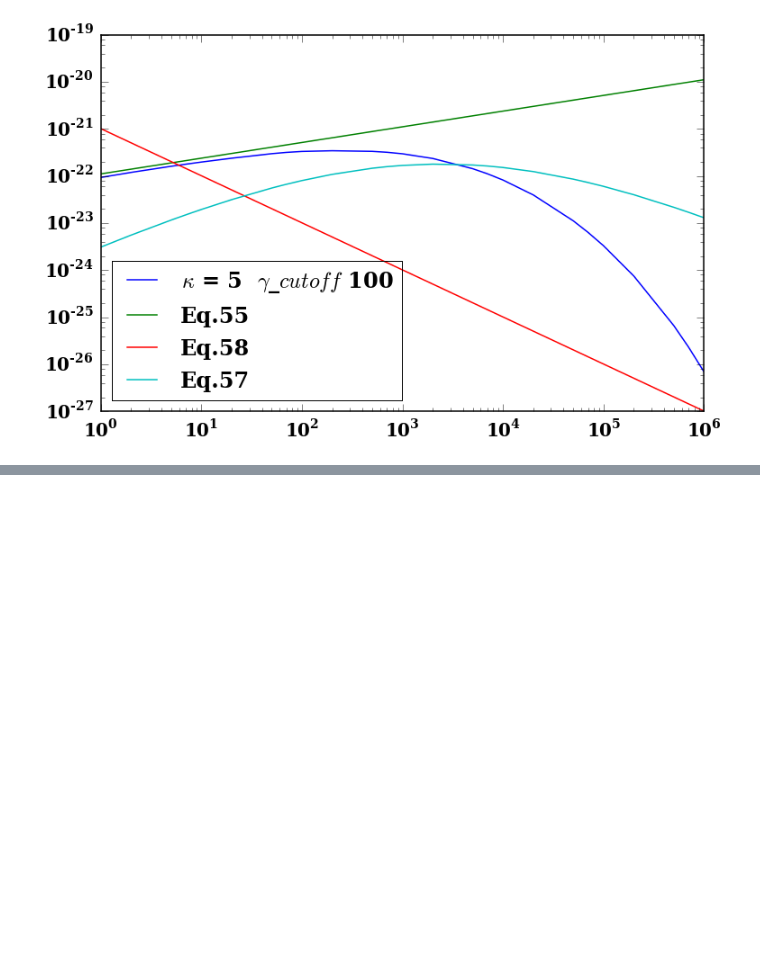
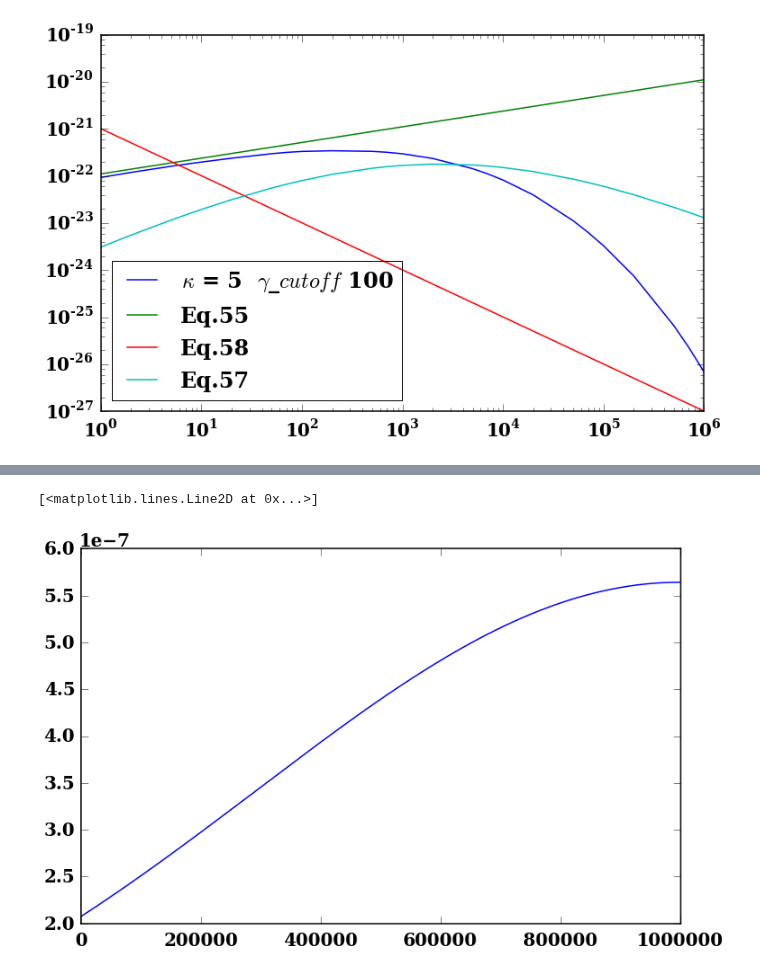
Before and after one commit to ZhaoweiZ/kappa_summer, a Jupyter notebook: kappa_fitting_formula.ipynb, the cells around one changed output, grey strips where cells are left out. Drawn from its saved outputs; the diff is of its cells as text; code cells hidden in the pictures; blank space fills up the shorter version.

```diff
--- a/kappa_fitting_formula.ipynb
+++ b/kappa_fitting_formula.ipynb
@@ -79,12 +80,14 @@ kappa = 5
 gamma_cutoff = 100.
 gamma_transition = 10.
 # %%
-
-
 nu_1_2 = (3./2.) * gamma_transition**2 * nu_c * np.sin(theta)
 nu_2_3 = (3./2.) * gamma_cutoff**2 * nu_c * np.sin(theta)
 
-
+def delat_function(epsilon, x):
+    prefactor = 1./(epsilon * np.sqrt(np.pi))
+    body = np.exp(- (x**2) / (epsilon**2))
+    delta = prefactor * body
+    return delta
 
 def jnu_kappa_fitting_low_freg(nu):
 
@@ -118,4 +121,4 @@ def kappa_fitting_formula(nu):
     return f
 
 
-print nu_1_2, nu_2_3, nu_c
+#print nu_1_2, nu_2_3, nu_c
@@ -250,0 +321,6 @@ pl.show()
+# %%
+x = np.arange(1, 1000000, 0.1)
+pl.plot(x, delat_function(1000000, x - 1000000))
+# %% [output]
+[<matplotlib.lines.Line2D at 0x...>]
+[figure, added]
```
Also changed, not shown: parts of 8 cells of this notebook, 2 other files.
